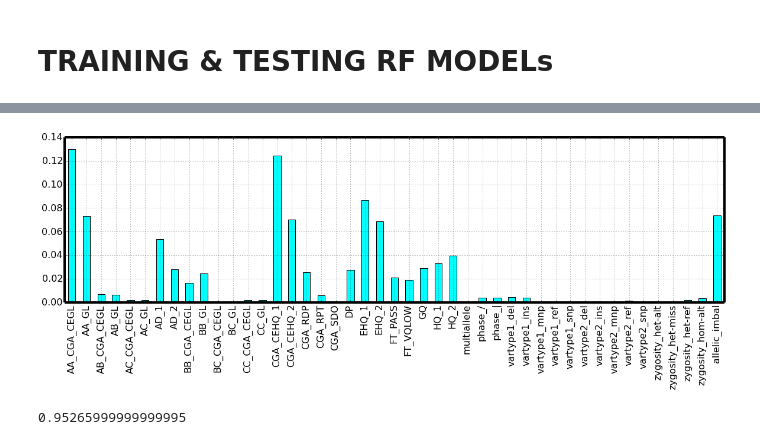
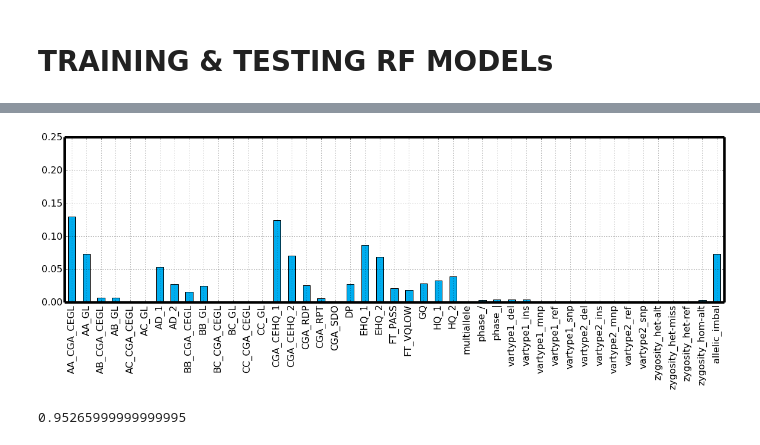
Before and after one commit to Schork-Lab/cg-classifier, a Jupyter notebook: ipynb/cg_RF_NA12877.ipynb, the cells around one changed output, grey strips where cells are left out. Saved outputs shown, nothing was run; the diff lists cells and outputs as text; code cells hidden in the pictures.

```diff
--- a/ipynb/cg_RF_NA12877.ipynb
+++ b/ipynb/cg_RF_NA12877.ipynb
@@ -727,10 +741,10 @@ zip(test_set_score.columns, clf1.feature_importances_)
 # %%
 rf_train_scaled_coeff = pd.Series(clf1.feature_importances_)
 rf_train_scaled_coeff.index = test_set_score.columns
-RF_ax = rf_train_scaled_coeff.plot(kind='bar', figsize = (20,5), color='cyan')
+RF_ax = rf_train_scaled_coeff.plot(kind='bar', figsize = (20,5), color='#00ADEF',ylim=(0,0.25))
 RF_ax.get_figure().savefig('/Users/ers_vader/git_data/cg_classifier/models/NA12877_trained_models/20140802/allFeatures/NA12877trained_RF_500estim_12jobs_gini_minsplit4_minleaf2_indels_allFeatures_unscaled_featureImportances.png', bbox_inches="tight")
 # %% [output]
-[figure, old version]
+[figure, new version]
 # %%
 #150k random indels, all features
 clf1.oob_score_
```
Also changed, not shown: parts of 10 cells of this notebook.
